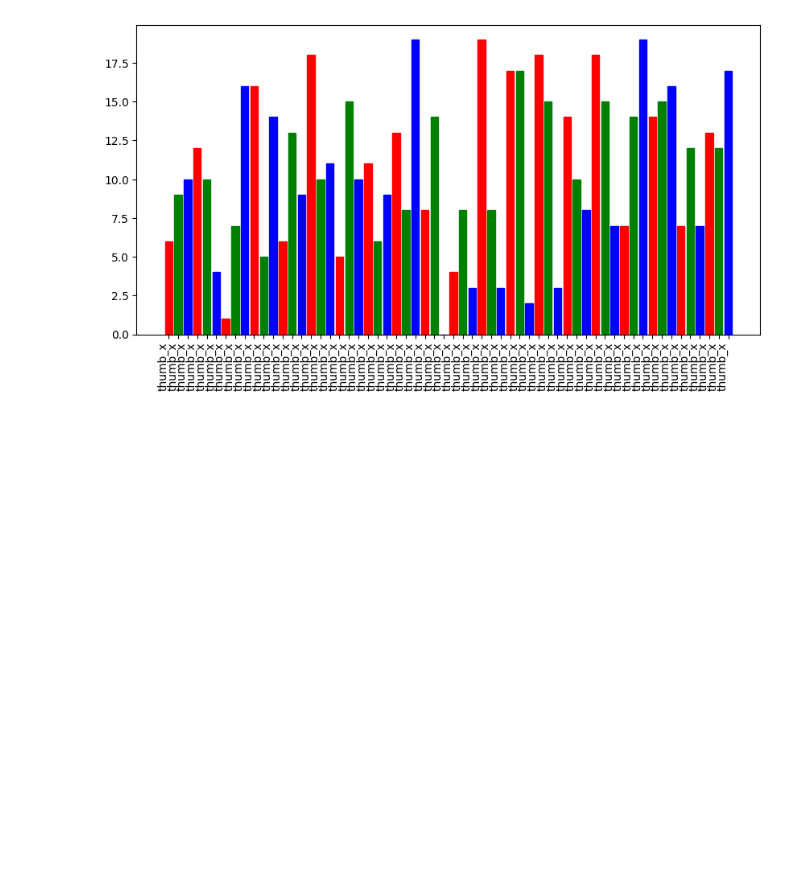
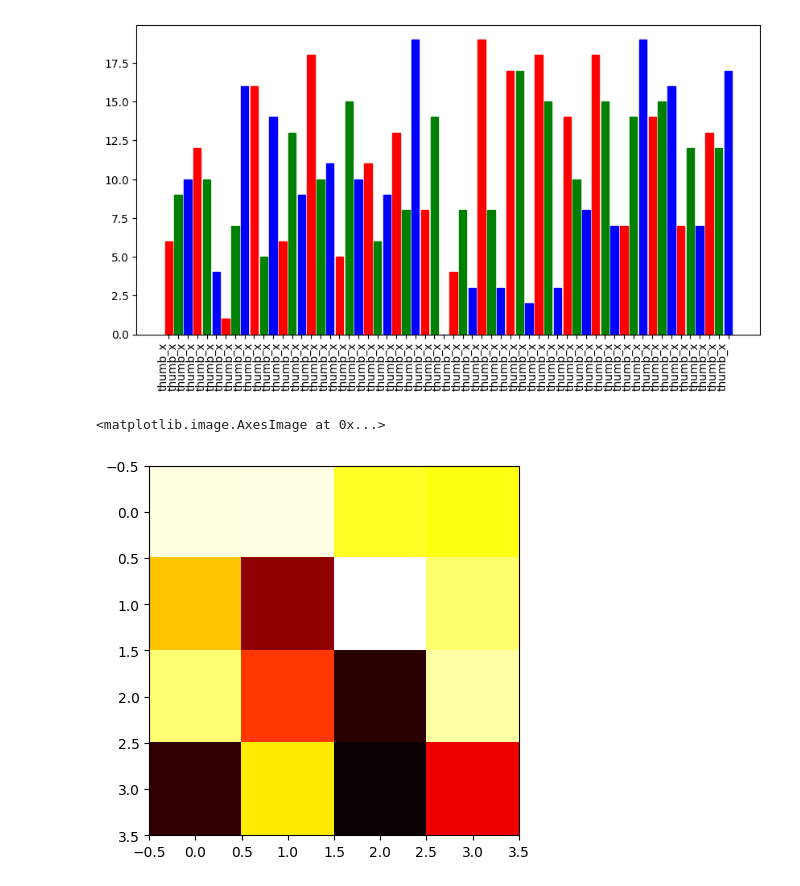
Before and after one commit to rufaelfekadu/finger_pose_estimation, a Jupyter notebook: notebooks/test.ipynb, the cells around one changed output. Drawn from its saved outputs; the diff is of its cells as text; code cells hidden in the pictures; blank space fills up the shorter version.

```diff
--- a/notebooks/test.ipynb
+++ b/notebooks/test.ipynb
@@ -303,3 +303,14 @@ def plot(dir=None):
 plot('.')
 # %% [output]
 [figure]
+# %%
+import numpy as np
+import matplotlib.pyplot as plt
+
+
+# plot random 4x4 array as image
+data = np.random.rand(4,4)
+plt.imshow(data, cmap='hot', interpolation='nearest')
+# %% [output]
+<matplotlib.image.AxesImage at 0x...>
+[figure, added]
```
Also changed, not shown: 8 other files.
